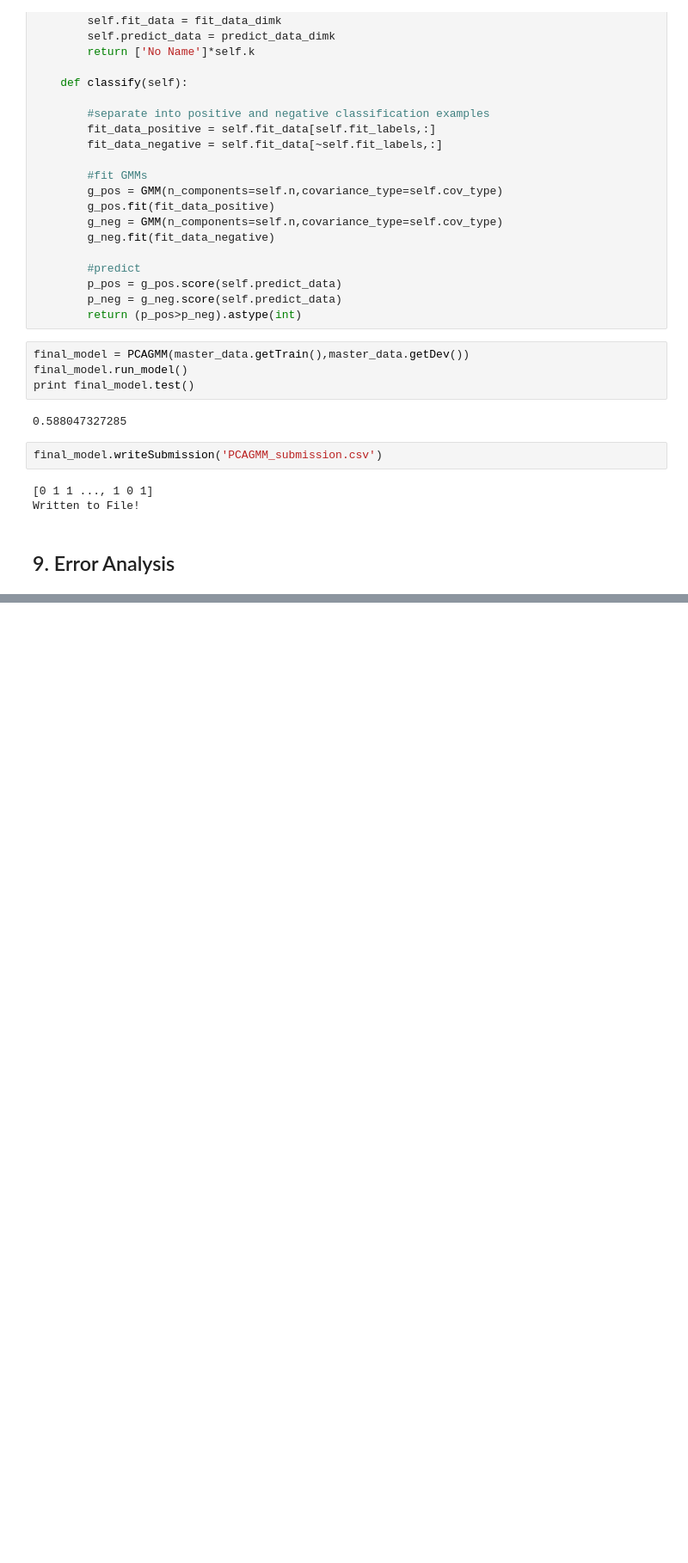
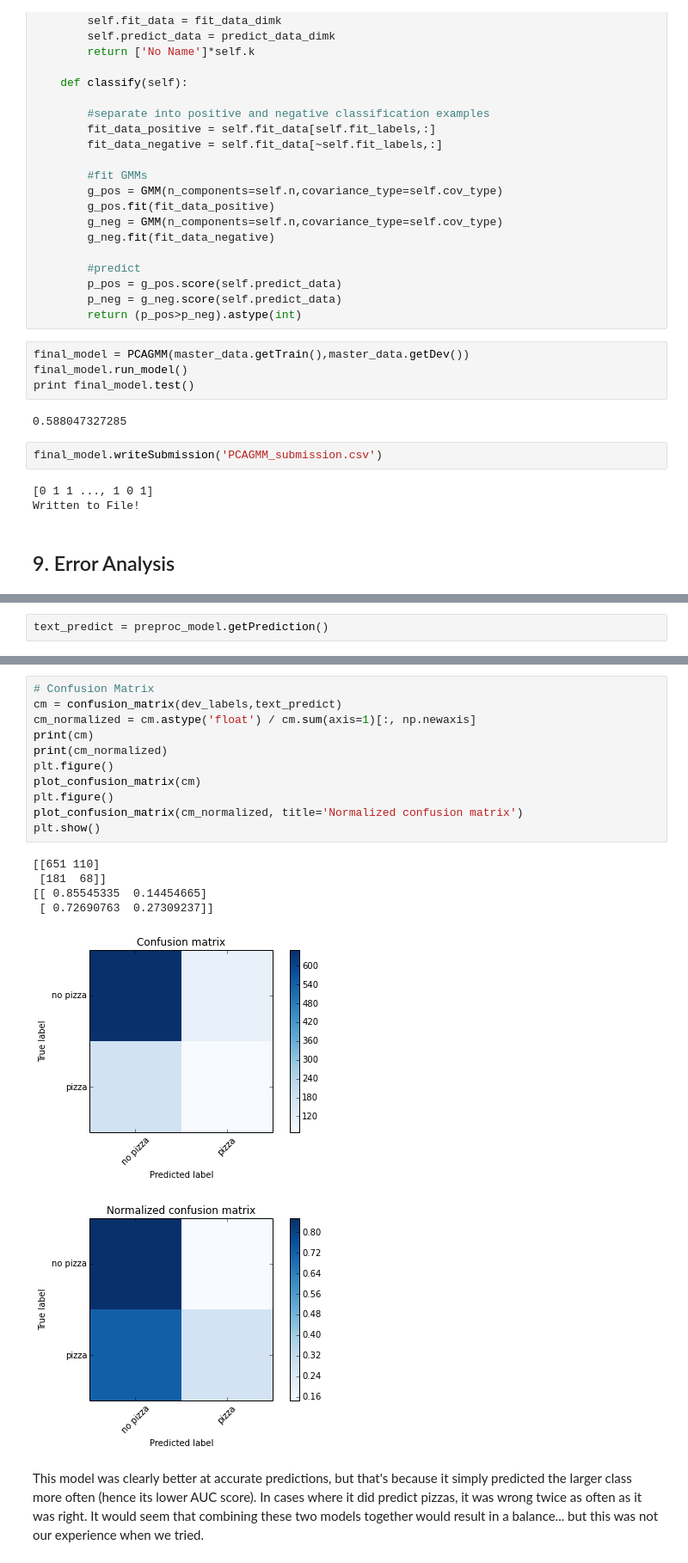
Before and after one commit to mattmag89/randomactsofpizza, a Jupyter notebook: pizza_handler_clean.ipynb, the cells around one changed output, grey strips where cells are left out. Shown at 86% size. Cells and saved outputs as stored; diff of their text form; blank space fills up the shorter version.

```diff
--- a/pizza_handler_clean.ipynb
+++ b/pizza_handler_clean.ipynb
@@ -2386,0 +2506,2 @@ Written to File!
+# %%
+text_predict = preproc_model.getPrediction()
@@ -2386,0 +2518,20 @@ Written to File!
+# %%
+# Confusion Matrix
+cm = confusion_matrix(dev_labels,text_predict)
+cm_normalized = cm.astype('float') / cm.sum(axis=1)[:, np.newaxis]
+print(cm)
+print(cm_normalized)
+plt.figure()
+plot_confusion_matrix(cm)
+plt.figure()
+plot_confusion_matrix(cm_normalized, title='Normalized confusion matrix')
+plt.show()
+# %% [output]
+[[651 110]
+ [181  68]]
+[[ 0.85545335  0.14454665]
+ [ 0.72690763  0.27309237]]
+[figure, added]
+[figure, added]
+# %% [markdown]
+This model was clearly better at accurate predictions, but that's because it simply predicted the larger class more often (hence its lower AUC score). In cases where it did predict pizzas, it was wrong twice as often as it was right. It would seem that combining these two models together would result in a balance... but this was not our experience when we tried.
```
Also changed, not shown: parts of 17 cells of this notebook.
